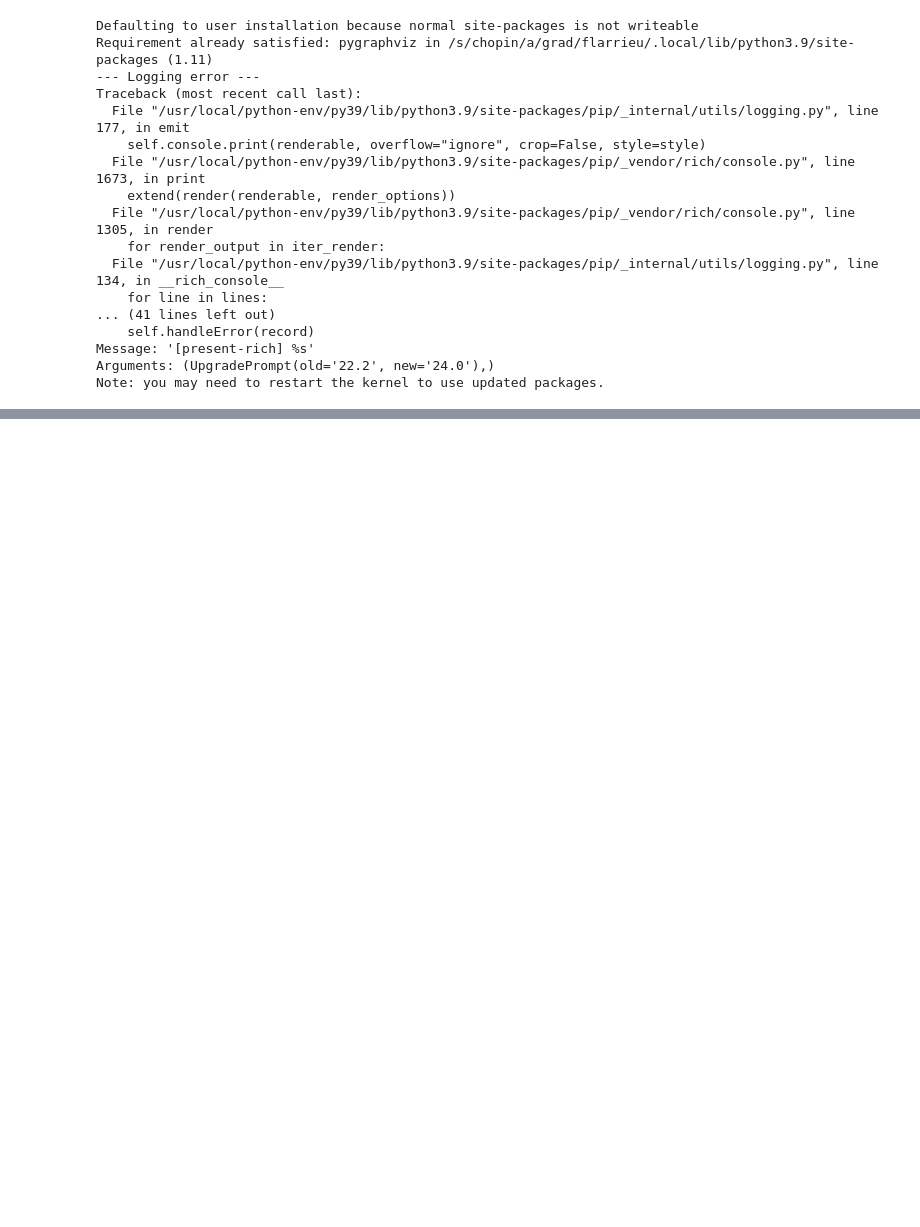
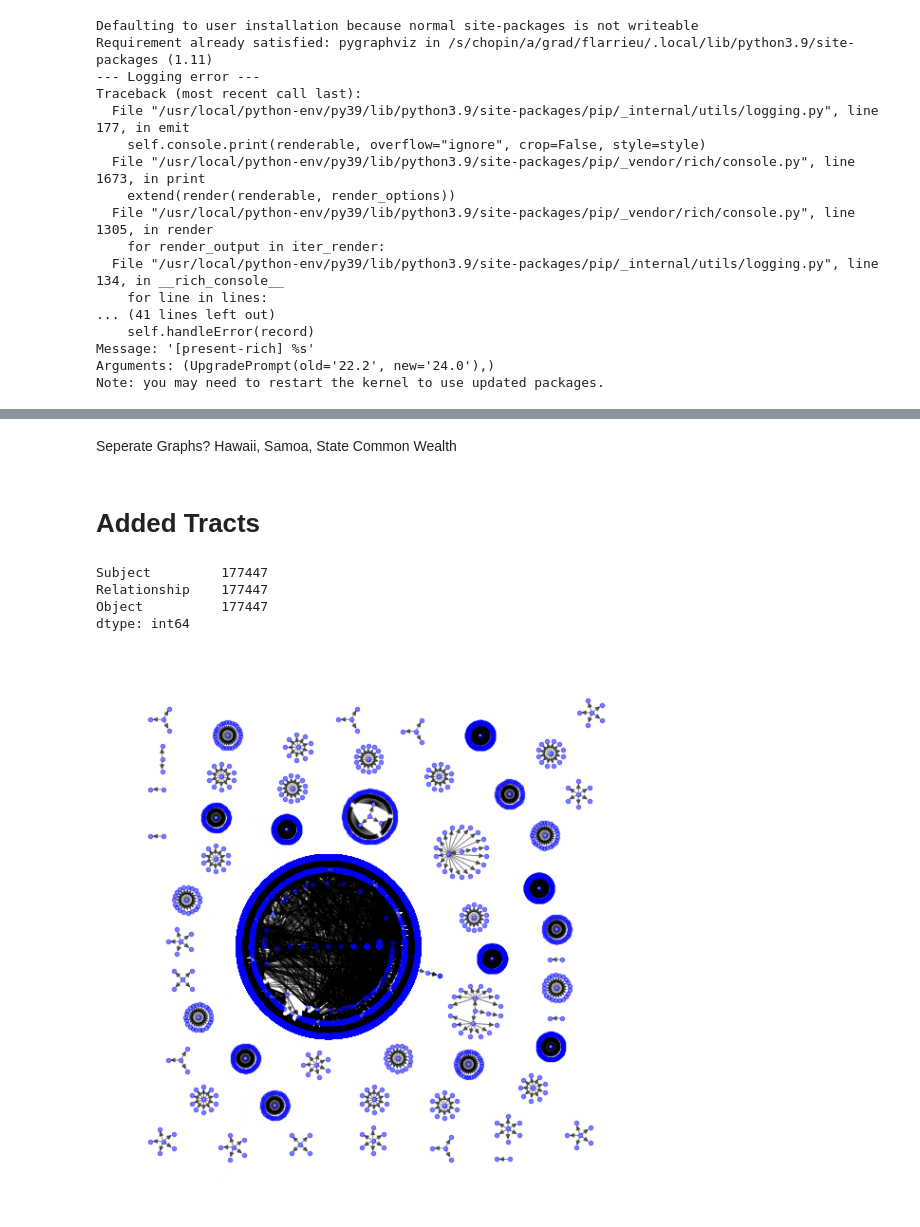
Before and after one commit to ebsmartin/Excavating_GeoSpatial_Insights_from_DataLakes, a Jupyter notebook: notebooks/GraphVisualization.ipynb, the cells around one changed output, grey strips where cells are left out. Cells and saved outputs as stored; diff of their text form; code cells hidden in the pictures; blank space fills up the shorter version.

```diff
--- a/notebooks/GraphVisualization.ipynb
+++ b/notebooks/GraphVisualization.ipynb
@@ -108,0 +151,27 @@ plt.show()
+# %% [markdown]
+Seperate Graphs? Hawaii, Samoa, State Common Wealth
+# %% [markdown]
+# Added Tracts
+# %%
+df = pd.read_csv('./data/BaseEdges.csv')
+
+print(df.count())
+
+G = nx.DiGraph()
+
+for idx, row in df.iterrows():
+    if 'Contains' in row['Relationship']:
+        G.add_edge(row['Subject'], row['Object'], relationship=row['Relationship'])
+
+pos = nx.nx_agraph.graphviz_layout(G, prog="twopi", args="")
+
+plt.figure(figsize=(8, 8))
+nx.draw(G, pos, node_size=20, alpha=0.5, node_color="blue", with_labels=False)
+plt.axis("equal")
+plt.show()
+# %% [output]
+Subject         177447
+Relationship    177447
+Object          177447
+dtype: int64
+[figure, added]
```
Also changed, not shown: parts of 14 cells of this notebook, 3 other files.
